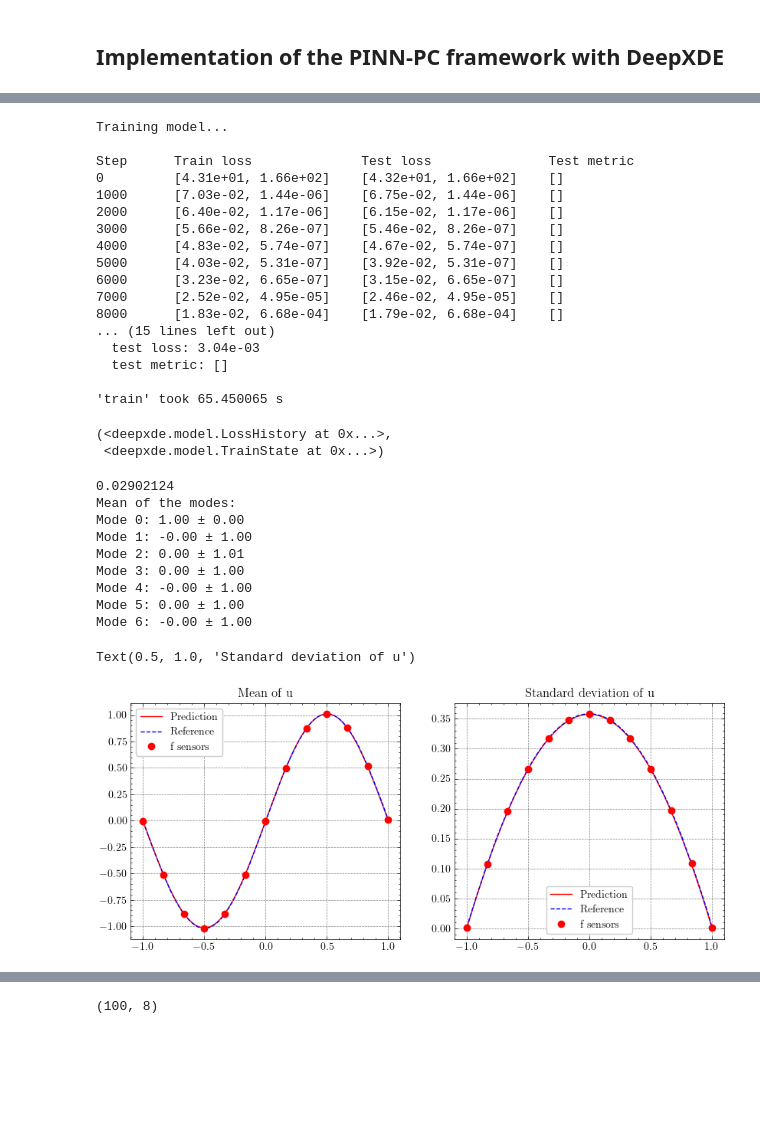
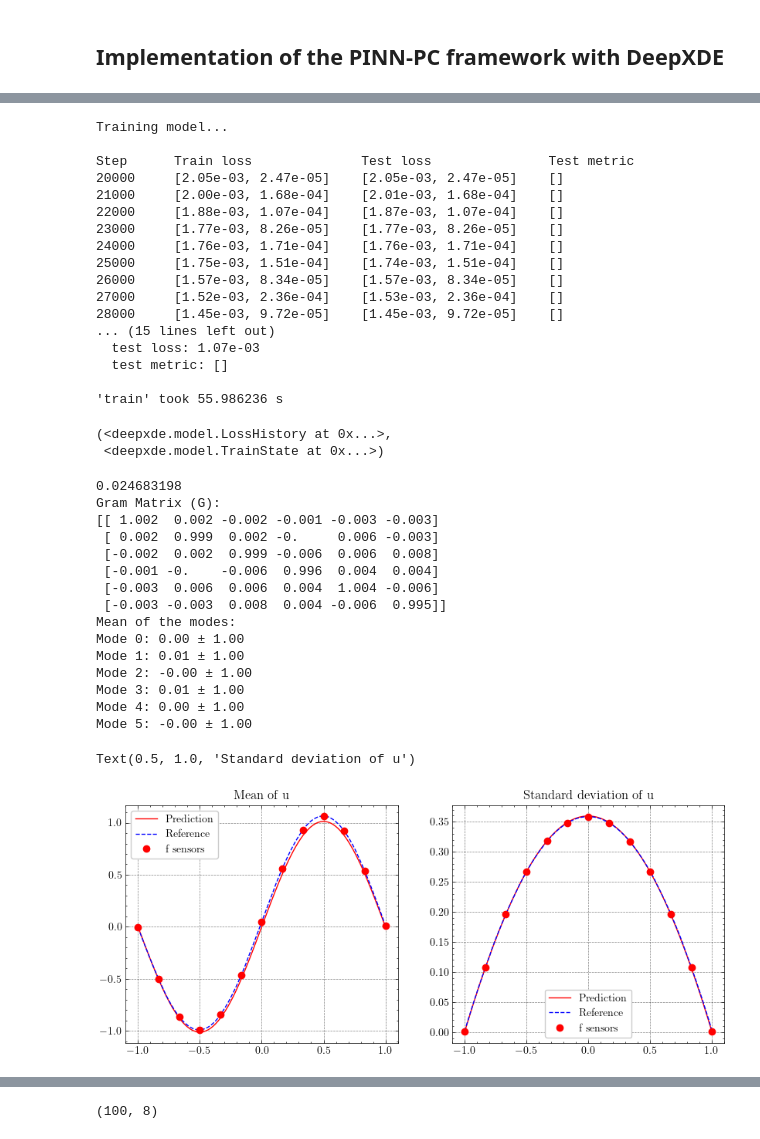
Before and after one commit to bonneted/PINN-PC, a Jupyter notebook: neural_chaos/poisson_neural_chaos.ipynb, the cells around one changed output, grey strips where cells are left out. Cells and saved outputs as stored; diff of their text form; code cells hidden in the pictures; blank space fills up the shorter version.

```diff
--- a/neural_chaos/poisson_neural_chaos.ipynb
+++ b/neural_chaos/poisson_neural_chaos.ipynb
@@ -327,6 +245,8 @@ Output value (first element):
 # The code has been tested with both JAX and PyTorch backends. It should work with TensorFlow/Paddle as well but has not been tested.
 # JAX is recommended for higher computational performance (x10-x20 faster than PyTorch in our implementation).
 import deepxde as dde
+import jax
+import jax.numpy as jnp
 
 truncation_order = 6
 n_sensors = 13
@@ -364,7 +284,7 @@ def hessian(y, x, comp=0, i=0, j=0): # distinguish between jax and and other bac
     return hessian_val[0] if dde.backend.backend_name == "jax" else hessian_val
 
 def u_xi(x, f, xi):
-    output = f([[x, xi]])
+    output = f([[x, xi]])[0]
     if output[1].ndim == 1:
         output[1] = output[1].reshape(1, -1)
     ones_column = jnp.ones((output[1].shape[0], 1))
@@ -378,10 +298,6 @@ def orthogonality_loss(f_xi):
     The loss is the squared Frobenius norm of (G - I), where
     G = (f_xi^T f_xi) / n_batch and I is the identity matrix.
     """
-    # if f_xi.ndim == 1:
-    #     f_xi = f_xi.reshape(1, -1)
-    # ones_column = jnp.ones((f_xi.shape[0], 1))
-    # f_xi = jnp.hstack([ones_column, f_xi])
     n_batch = f_xi.shape[0]
     # Compute Gram matrix G: (n_basis_function, n_basis_function)
     G = (f_xi.T @ f_xi) / n_batch
@@ -395,25 +311,16 @@ def pde(x, f):
     xi_batch = x[1][indices]
     f_batch = f_sensor[:,indices]
 
-    # f_x = lambda z: f[1]([[z, xi_batch]])
     f_x = lambda z: u_xi(z, f[1], xi_batch)
 
     hess_f = jax.jacfwd(jax.jacfwd(f_x, argnums=0), argnums=0)
     d2u_dx2 = jax.vmap(hess_f)(x[0]).squeeze()
-    # d2u_dx2_coeffs = []
-    # for i in range(1,truncation_order+1):  # Loop over the columns (6 in this case)
-    #     d2u_d2x_coeff = hessian(net_output, x, i)
-    #     d2u_dx2_coeffs.append(d2u_d2x_coeff)
-
-    # d2u_dx2_coeffs = dde.backend.stack(d2u_dx2_coeffs, 1).squeeze()
-    # d2u_dx2 = d2u_dx2_mean + xi_batch @ d2u_dx2_coeffs.T
 
     pde_residual = d2u_dx2 + f_batch
 
     ortho_residual = orthogonality_loss(f[0][1])
-    # center_loss = jnp.sum(jnp.mean(f[0][1], axis=0)**2)
 
-    losses = [pde_residual, ortho_residual]#, center_loss]
+    losses = [pde_residual, ortho_residual]
 
 
 
@@ -490,23 +402,23 @@ Compiling model...
 # %%
-model.train(iterations=20000, display_every=1000)
+model.train(iterations=50000, display_every=1000)
 # %% [output]
 Training model...
 
 Step      Train loss              Test loss               Test metric
-0         [4.31e+01, 1.66e+02]    [4.32e+01, 1.66e+02]    []
-1000      [7.03e-02, 1.44e-06]    [6.75e-02, 1.44e-06]    []
-2000      [6.40e-02, 1.17e-06]    [6.15e-02, 1.17e-06]    []
-3000      [5.66e-02, 8.26e-07]    [5.46e-02, 8.26e-07]    []
-4000      [4.83e-02, 5.74e-07]    [4.67e-02, 5.74e-07]    []
-5000      [4.03e-02, 5.31e-07]    [3.92e-02, 5.31e-07]    []
-6000      [3.23e-02, 6.65e-07]    [3.15e-02, 6.65e-07]    []
-7000      [2.52e-02, 4.95e-05]    [2.46e-02, 4.95e-05]    []
-8000      [1.83e-02, 6.68e-04]    [1.79e-02, 6.68e-04]    []
+20000     [2.05e-03, 2.47e-05]    [2.05e-03, 2.47e-05]    []
+21000     [2.00e-03, 1.68e-04]    [2.01e-03, 1.68e-04]    []
+22000     [1.88e-03, 1.07e-04]    [1.87e-03, 1.07e-04]    []
+23000     [1.77e-03, 8.26e-05]    [1.77e-03, 8.26e-05]    []
+24000     [1.76e-03, 1.71e-04]    [1.76e-03, 1.71e-04]    []
+25000     [1.75e-03, 1.51e-04]    [1.74e-03, 1.51e-04]    []
+26000     [1.57e-03, 8.34e-05]    [1.57e-03, 8.34e-05]    []
+27000     [1.52e-03, 2.36e-04]    [1.53e-03, 2.36e-04]    []
+28000     [1.45e-03, 9.72e-05]    [1.45e-03, 9.72e-05]    []
 ... (15 lines left out)
-  test loss: 3.04e-03
+  test loss: 1.07e-03
   test metric: []
 
-'train' took 65.450065 s
+'train' took 55.986236 s
 (<deepxde.model.LossHistory at 0x...>,
  <deepxde.model.TrainState at 0x...>)
 # %%
@@ -514,7 +426,7 @@ n_xi_plot = 100000
 xi_plot = np.random.randn(n_xi_plot, truncation_order)
 x_plot = np.linspace(-1, 1, n_x_points).reshape(-1, 1)
 net_xi = model.net.apply(model.net.params, [x_plot, xi_plot])[1]
-net_xi = np.hstack((np.ones((net_xi.shape[0], 1)), net_xi))
+# net_xi = np.hstack((np.ones((net_xi.shape[0], 1)), net_xi))
 
 n_batch = net_xi.shape[0]
 # Compute Gram matrix G: (n_basis_function, n_basis_function)
@@ -523,7 +435,10 @@ identity = jnp.eye(G.shape[0])
 loss = jnp.linalg.norm(G - identity)
 
 print(loss)
-# print(G)
+print("Gram Matrix (G):")
+np.set_printoptions(precision=3, suppress=True)
+print(G)
+
 # mode_toplot = 2
 # plt.figure(figsize=(10, 4))
 # np.std(net_xi, axis=0)
@@ -538,15 +453,21 @@ print("Mean of the modes:")
 for i in range(len(mean)):
     print(f"Mode {i}: {mean[i]:.2f} ± {std[i]:.2f}")
 # %% [output]
-0.02902124
+0.024683198
+Gram Matrix (G):
+[[ 1.002  0.002 -0.002 -0.001 -0.003 -0.003]
+ [ 0.002  0.999  0.002 -0.     0.006 -0.003]
+ [-0.002  0.002  0.999 -0.006  0.006  0.008]
+ [-0.001 -0.    -0.006  0.996  0.004  0.004]
+ [-0.003  0.006  0.006  0.004  1.004 -0.006]
+ [-0.003 -0.003  0.008  0.004 -0.006  0.995]]
 Mean of the modes:
-Mode 0: 1.00 ± 0.00
-Mode 1: -0.00 ± 1.00
-Mode 2: 0.00 ± 1.01
-Mode 3: 0.00 ± 1.00
-Mode 4: -0.00 ± 1.00
-Mode 5: 0.00 ± 1.00
-Mode 6: -0.00 ± 1.00
+Mode 0: 0.00 ± 1.00
+Mode 1: 0.01 ± 1.00
+Mode 2: -0.00 ± 1.00
+Mode 3: 0.01 ± 1.00
+Mode 4: 0.00 ± 1.00
+Mode 5: -0.00 ± 1.00
 # %%
 n_x_plot = 100
 n_xi_plot = 10000
@@ -555,7 +476,7 @@ x_sensor = np.linspace(-1, 1, n_sensors)
 sensors_indices = np.linspace(0, len(u_std) - 1, n_sensors, dtype=int)
 x_plot = np.linspace(-1, 1, n_x_plot).reshape(-1,1)
 xi_plot = np.random.randn(n_xi_plot, truncation_order) # samples of the random variables
-x_input = [[x_plot, xi_plot]]
+x_input = [x_plot, xi_plot]
 
 def u_xi(x, f, xi):
     output = f([x, xi])
@@ -569,33 +490,33 @@ def u_xi(x, f, xi):
 u_mean_ref = u_mean
 u_std_ref = np.sqrt(np.sum(MonteCarlo_PCE_modes**2, axis=0))
 # Evaluate the mean_model to get the predicted mean values
 
 y_pred = lambda z: model.net.apply(model.net.params, z)
 
 predicted_u = u_xi(x_plot, y_pred, xi_plot)
-predicted_mean = model.predict(x_input)[0][:,:1]
+predicted_mean =  model.net.apply(model.net.params,x_input)[0][:,:1]
 # predicted_mean = np.mean(predicted_u, axis=1)
 
-coeffs = model.predict(x_input)[0][:,1:]
+coeffs =model.net.apply(model.net.params,x_input)[0][:,1:]
 
 predicted_std = np.std(predicted_u, axis=1)
 predicted_std = np.sqrt(np.sum(coeffs**2, axis=1))
 
 # Plot the comparison
 fig, axs = plt.subplots(1,2,figsize=(10, 4))
 axs[0].plot(x_plot, predicted_mean, 'r-', label="Prediction")
 axs[0].plot(x_plot, u_mean_ref[subsample_ind], 'b--', label="Reference")
 axs[0].plot(x_sensor, u_mean_ref[sensors_indices], 'ro', label="f sensors")
 axs[0].legend()
 axs[0].set_title('Mean of u')
 
 axs[1].plot(x_plot, predicted_std, 'r-', label="Prediction")
 axs[1].plot(x_plot, u_std_ref[subsample_ind], 'b--', label="Reference")
 axs[1].plot(x_sensor, u_std_ref[sensors_indices], 'ro', label="f sensors")
 axs[1].legend()
 axs[1].set_title('Standard deviation of u')
 
 # fig.savefig('figures/PINN_mean_std.pdf', format='pdf')
 # %% [output]
 Text(0.5, 1.0, 'Standard deviation of u')
-[figure, old version]
+[figure, new version]
```
Also changed, not shown: parts of 10 cells of this notebook, 3 other files.
